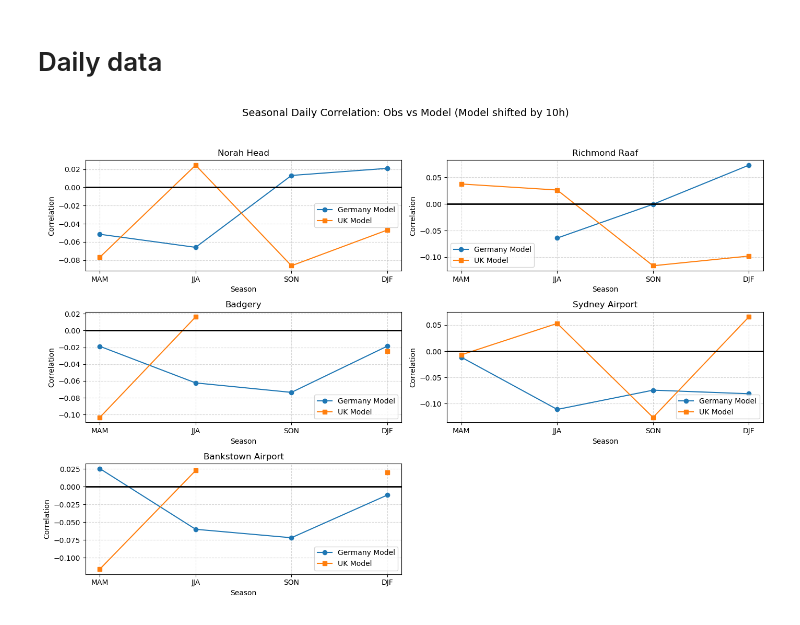
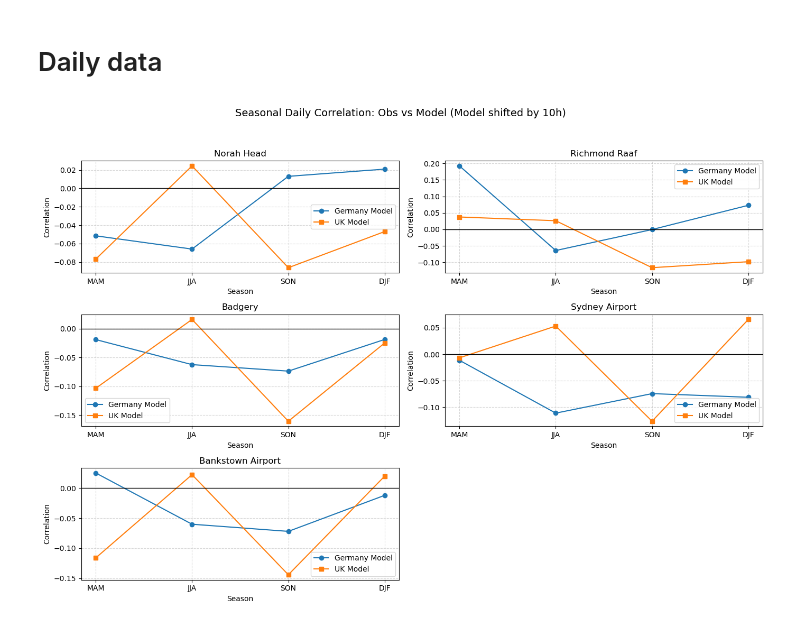
Before and after one commit to 21centuryweather/hk25-AusNode-ExtremePrecipitation, a Jupyter notebook: Code/s7_seasonal_correlation.ipynb, the cells around one changed output. Cells and saved outputs as stored; diff of their text form; code cells hidden in the pictures.

Commit message:
corr

```diff
--- a/Code/s7_seasonal_correlation.ipynb
+++ b/Code/s7_seasonal_correlation.ipynb
@@ -151,8 +151,6 @@ def load_and_process(file_path, value_column, start_date, end_date, is_obs=False
     # Shift model data to make 10:00 the new 00:00
     if not is_obs:
         df.index = df.index - pd.Timedelta(hours=10)
-    else:
-        df.index = df.index
 
     # Trim to date range
     df = df.loc[start_date:end_date]
@@ -212,47 +210,44 @@ for i, station in enumerate(stations):
     df_merged = df_merged.join(germany_df['value'].rename('germany'))
     df_merged = df_merged.join(uk_df['value'].rename('uk'))
 
-    # Compute correlation for each season with p > 0.2
+    # Compute correlation for each season
     germany_corrs, uk_corrs = [], []
     for season in seasons:
         seasonal_data = df_merged[df_merged['season'] == season]
 
-        # Germany
+        # Germany model
         df_germ = seasonal_data[['obs', 'germany']].dropna()
         if len(df_germ) > 1:
-            r, p = pearsonr(df_germ['obs'], df_germ['germany'])
-            germany_corrs.append(r if p > 0.2 else None)
+            r, _ = pearsonr(df_germ['obs'], df_germ['germany'])
+            germany_corrs.append(r)
         else:
             germany_corrs.append(None)
 
-        # UK
+        # UK model
         df_uk = seasonal_data[['obs', 'uk']].dropna()
         if len(df_uk) > 1:
-            r, p = pearsonr(df_uk['obs'], df_uk['uk'])
-            uk_corrs.append(r if p > 0.2 else None)
+            r, _ = pearsonr(df_uk['obs'], df_uk['uk'])
+            uk_corrs.append(r)
         else:
             uk_corrs.append(None)
-
 
     # Plot
     ax = axs[i]
     ax.plot(seasons, germany_corrs, marker='o', label='Germany Model')
     ax.plot(seasons, uk_corrs, marker='s', label='UK Model')
     ax.set_title(station.replace('_', ' ').title())
-    # ax.set_ylim(-1, 1)
     ax.set_ylabel('Correlation')
     ax.set_xlabel('Season')
     ax.grid(True, linestyle='--', alpha=0.5)
     ax.legend()
-    ax.axhline(y=0, color='black', linestyle='-', linewidth=2)
+    ax.axhline(y=0, color='black', linestyle='-', linewidth=1)
 
-
-# Hide any unused subplot (if < 6 plots)
+# Hide any unused subplots
 for j in range(len(stations), len(axs)):
     axs[j].axis('off')
 
 plt.suptitle('Seasonal Daily Correlation: Obs vs Model (Model shifted by 10h)', fontsize=14)
 plt.tight_layout(rect=[0, 0.03, 1, 0.95])
 plt.show()
 # %% [output]
-[figure, old version]
+[figure, new version]
```
Also changed, not shown: parts of 2 cells of this notebook.
